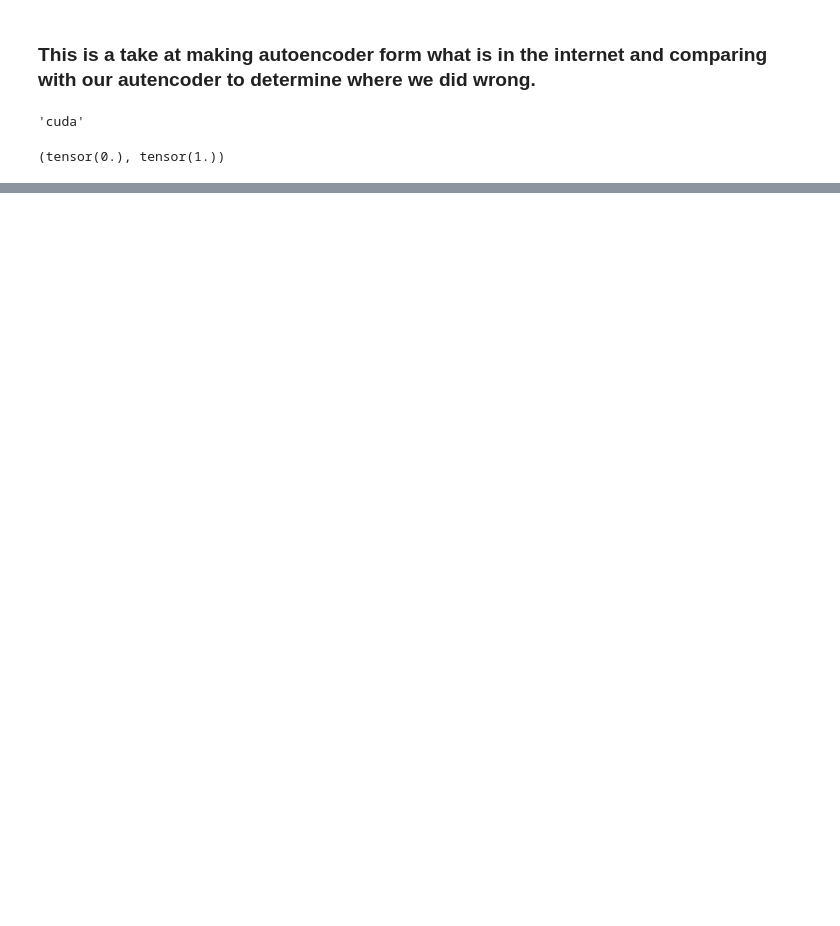
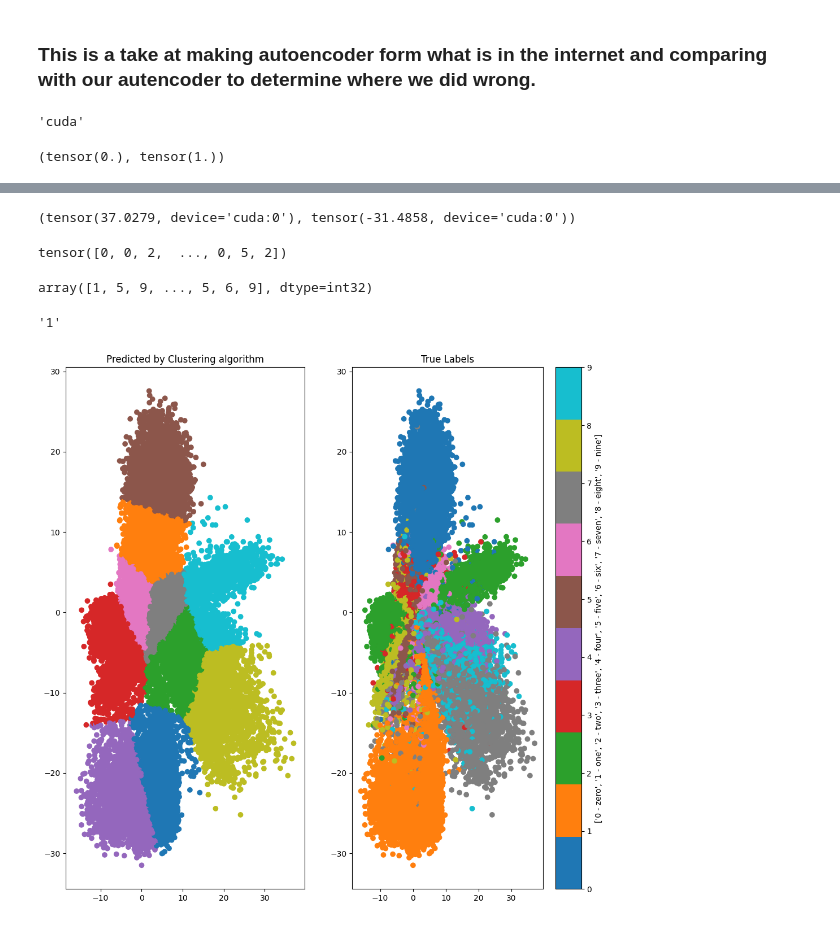
Before and after one commit to kmsmeng/ML_Projects, a Jupyter notebook: Image_Clustering/follow_from_video.ipynb, the cells around one changed output, grey strips where cells are left out. Drawn from its saved outputs; the diff is of its cells as text; code cells hidden in the pictures; blank space fills up the shorter version.

```diff
--- a/Image_Clustering/follow_from_video.ipynb
+++ b/Image_Clustering/follow_from_video.ipynb
@@ -268,0 +308,42 @@ Model Accuracy: 5.85 %
+# %%
+# Chcek the maximum and minimum value in the 'encoded_data'
+encoded_data.max(), encoded_data.min()
+# %% [output]
+(tensor(37.0279, device='cuda:0'), tensor(-31.4858, device='cuda:0'))
+# %%
+encoded_data = encoded_data.cpu()
+# %%
+label_data
+# %% [output]
+tensor([0, 0, 2,  ..., 0, 5, 2])
+# %%
+cluster_output
+# %% [output]
+array([1, 5, 9, ..., 5, 6, 9], dtype=int32)
+# %%
+train_data.classes[1][0]
+# %% [output]
+'1'
+# %%
+# # Since our encoded data is a 3 dimensional vector we can plot it in 3d graph to visualize the data
+
+# # Follwing graph gives the predicted labels for the cluster by our clustering algorithm
+# fig = plt.figure()
+# ax = fig.add_subplot(projection='3d')
+
+# scatter = ax.scatter(encoded_data[:, 0], encoded_data[:, 1], encoded_data[:, 2], c = kmeans.labels_)
+
+
+
+fig, ax = plt.subplots(1, 2, figsize=(12, 12))
+
+scatter0 = ax[0].scatter(encoded_data[:, 0], encoded_data[:, 1], c=cluster_output, cmap='tab10')
+ax[0].set_title('Predicted by Clustering algorithm')
+
+scatter1 = ax[1].scatter(encoded_data[:, 0], encoded_data[:, 1], c=label_data, cmap='tab10')
+ax[1].set_title('True Labels')
+
+cbar = plt.colorbar(scatter1)
+cbar.set_label(train_data.classes)
+# %% [output]
+[figure, added]
```
Also changed, not shown: parts of 20 cells of this notebook.
